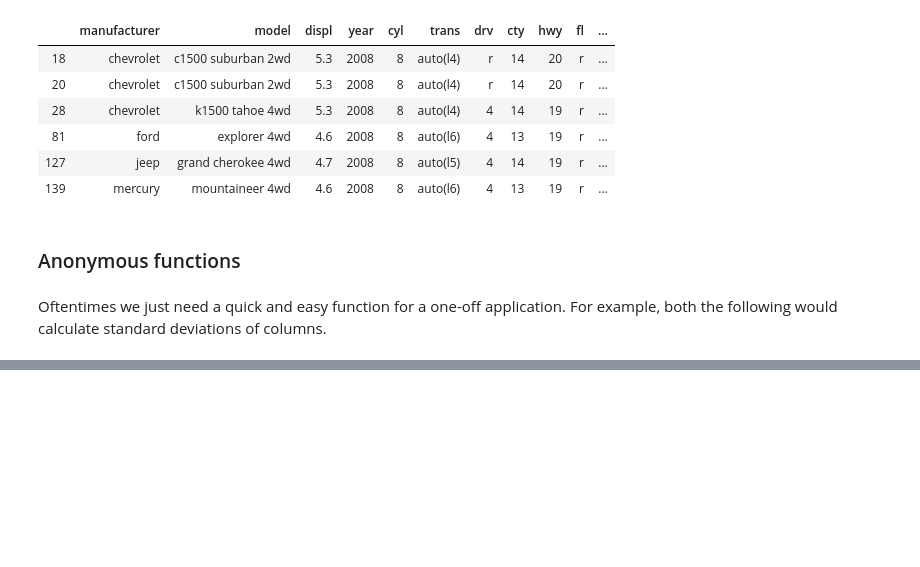
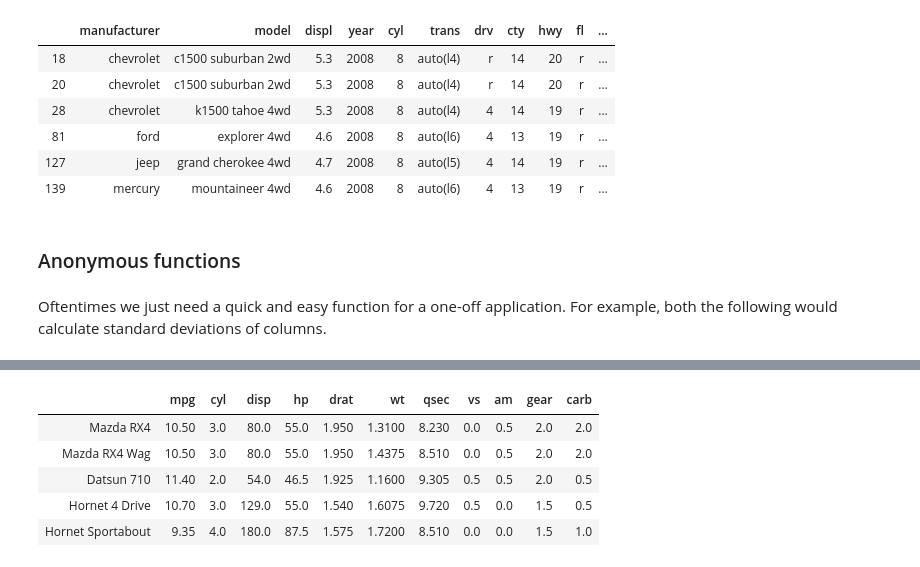
Before and after one commit to m-clark/data-processing-and-visualization, a Jupyter notebook: code/functions.ipynb, the cells around one changed output, grey strips where cells are left out. Drawn from its saved outputs; the diff is of its cells as text; code cells hidden in the pictures; blank space fills up the shorter version.

```diff
--- a/code/functions.ipynb
+++ b/code/functions.ipynb
@@ -266,3 +264,5 @@ good_mileage(
 ### Anonymous functions
 # %% [markdown]
 Oftentimes we just need a quick and easy function for a one-off application.  For example, both the following would calculate standard deviations of columns.
+# %%
+mtcars = pd.read_csv('https://vincentarelbundock.github.io/Rdatasets/csv/datasets/mtcars.csv', index_col=0)
@@ -268,0 +284,9 @@ Oftentimes we just need a quick and easy function for a one-off application.  Fo
+# %%
+mtcars.apply(lambda x: x/2, axis=0).head()
+# %% [output]
+|  | mpg | cyl | disp | hp | drat | wt | qsec | vs | am | gear | carb |
+| Mazda RX4 | 10.50 | 3.0 | 80.0 | 55.0 | 1.950 | 1.3100 | 8.230 | 0.0 | 0.5 | 2.0 | 2.0 |
+| Mazda RX4 Wag | 10.50 | 3.0 | 80.0 | 55.0 | 1.950 | 1.4375 | 8.510 | 0.0 | 0.5 | 2.0 | 2.0 |
+| Datsun 710 | 11.40 | 2.0 | 54.0 | 46.5 | 1.925 | 1.1600 | 9.305 | 0.5 | 0.5 | 2.0 | 0.5 |
+| Hornet 4 Drive | 10.70 | 3.0 | 129.0 | 55.0 | 1.540 | 1.6075 | 9.720 | 0.5 | 0.0 | 1.5 | 0.5 |
+| Hornet Sportabout | 9.35 | 4.0 | 180.0 | 87.5 | 1.575 | 1.7200 | 8.510 | 0.0 | 0.0 | 1.5 | 1.0 |
```
Also changed, not shown: parts of 5 cells of this notebook.
